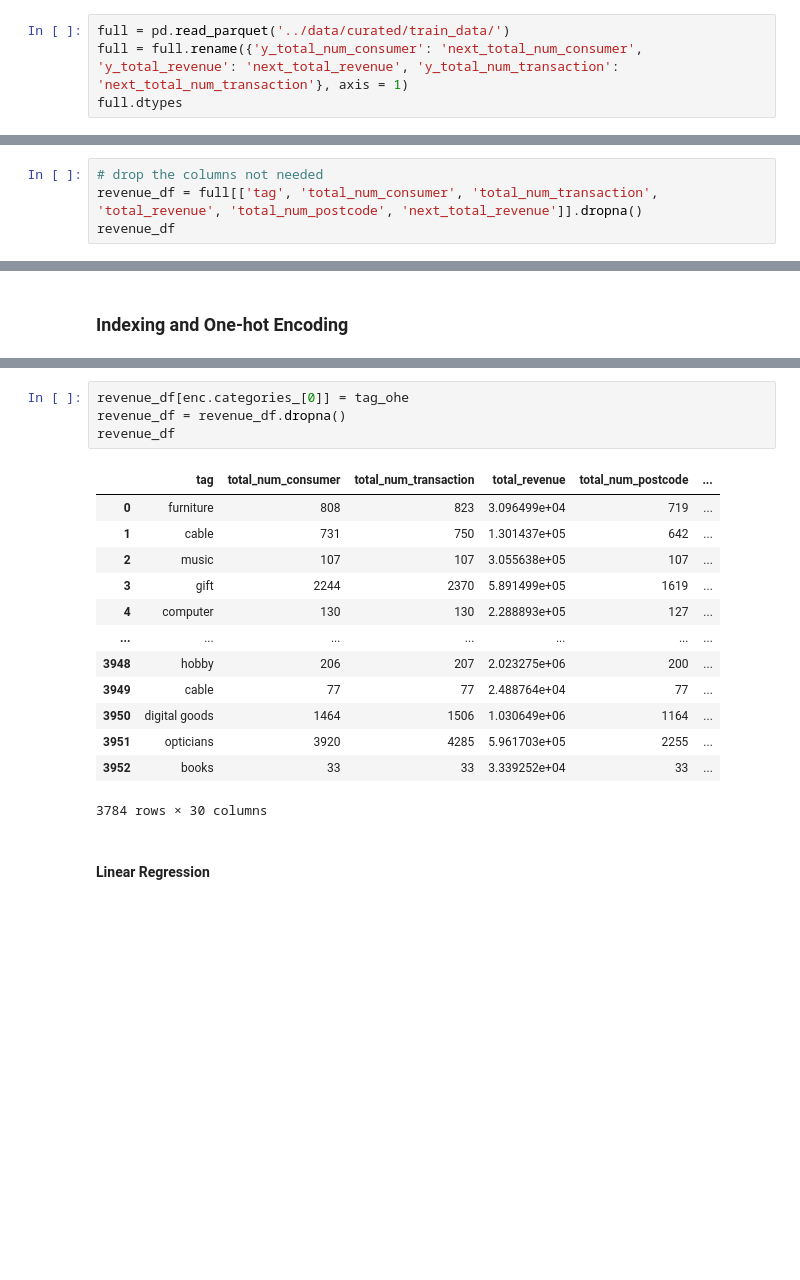
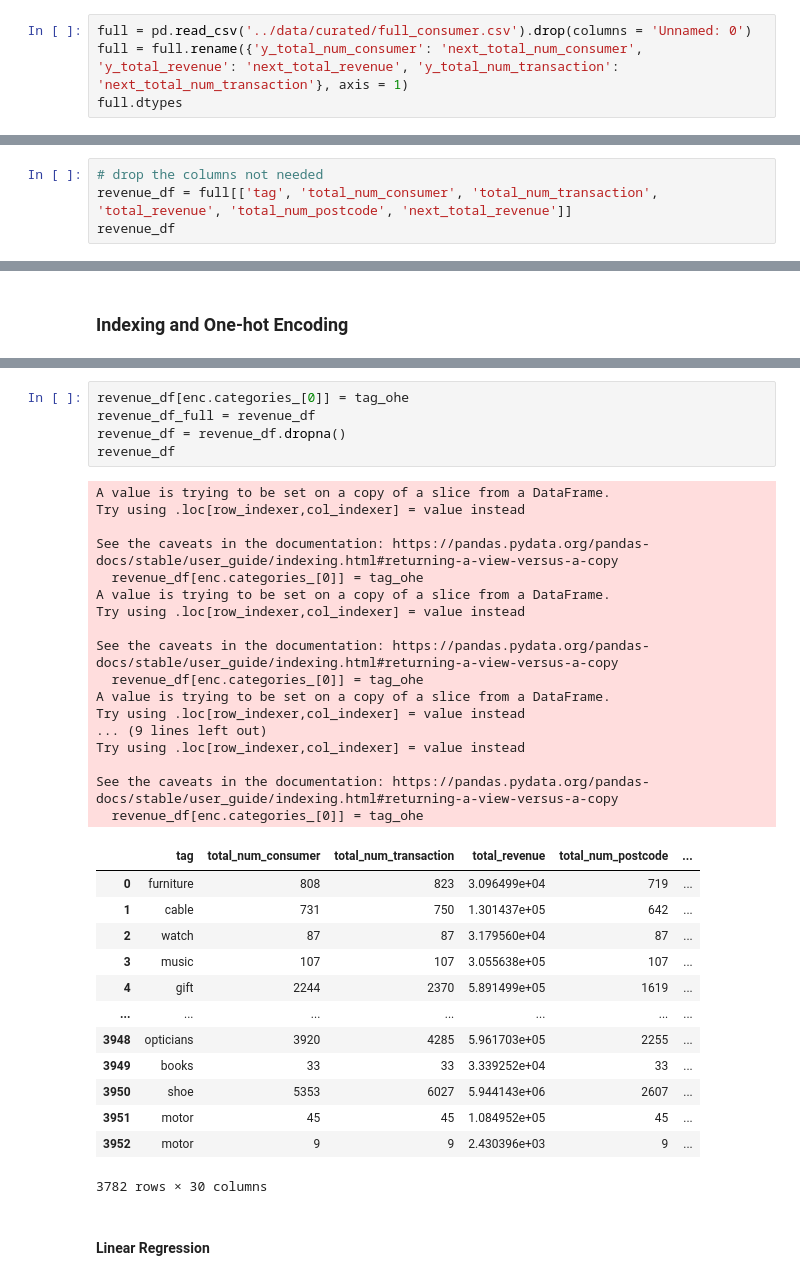
Before and after one commit to MAST30034-Applied-Data-Science/generic-buy-now-pay-later-project-group-14, a Jupyter notebook: models/predict_revenue.ipynb, the cells around one changed output, grey strips where cells are left out. Cells and saved outputs as stored; diff of their text form; blank space fills up the shorter version.

```diff
--- a/models/predict_revenue.ipynb
+++ b/models/predict_revenue.ipynb
@@ -15,7 +15,7 @@ from sklearn.model_selection import GridSearchCV
 # %% [markdown]
 ## Data Preprocessing
 # %%
-full = pd.read_parquet('../data/curated/train_data/')
+full = pd.read_csv('../data/curated/full_consumer.csv').drop(columns = 'Unnamed: 0')
 full = full.rename({'y_total_num_consumer': 'next_total_num_consumer', 'y_total_revenue': 'next_total_revenue', 'y_total_num_transaction': 'next_total_num_transaction'}, axis = 1)
 full.dtypes
 # %% [output]
@@ -66,7 +82,7 @@ label:
     next year revenue
 # %%
 # drop the columns not needed
-revenue_df = full[['tag', 'total_num_consumer', 'total_num_transaction', 'total_revenue', 'total_num_postcode', 'next_total_revenue']].dropna()
+revenue_df = full[['tag', 'total_num_consumer', 'total_num_transaction', 'total_revenue', 'total_num_postcode', 'next_total_revenue']]
 revenue_df
 # %% [output]
 |  | tag | total_num_consumer | total_num_transaction | total_revenue | total_num_postcode | ... |
@@ -99,22 +115,40 @@ array([[0., 0., 0., ..., 0., 0., 0.],
        [0., 0., 0., ..., 0., 0., 0.]])
 # %%
 revenue_df[enc.categories_[0]] = tag_ohe
+revenue_df_full = revenue_df
 revenue_df = revenue_df.dropna()
 revenue_df
 # %% [output]
+A value is trying to be set on a copy of a slice from a DataFrame.
+Try using .loc[row_indexer,col_indexer] = value instead
+
+See the caveats in the documentation: https://pandas.pydata.org/pandas-docs/stable/user_guide/indexing.html#returning-a-view-versus-a-copy
+  revenue_df[enc.categories_[0]] = tag_ohe
+A value is trying to be set on a copy of a slice from a DataFrame.
+Try using .loc[row_indexer,col_indexer] = value instead
+
+See the caveats in the documentation: https://pandas.pydata.org/pandas-docs/stable/user_guide/indexing.html#returning-a-view-versus-a-copy
+  revenue_df[enc.categories_[0]] = tag_ohe
+A value is trying to be set on a copy of a slice from a DataFrame.
+Try using .loc[row_indexer,col_indexer] = value instead
+... (9 lines left out)
+Try using .loc[row_indexer,col_indexer] = value instead
+
+See the caveats in the documentation: https://pandas.pydata.org/pandas-docs/stable/user_guide/indexing.html#returning-a-view-versus-a-copy
+  revenue_df[enc.categories_[0]] = tag_ohe
 |  | tag | total_num_consumer | total_num_transaction | total_revenue | total_num_postcode | ... |
 | 0 | furniture | 808 | 823 | 3.096499e+04 | 719 | ... |
 | 1 | cable | 731 | 750 | 1.301437e+05 | 642 | ... |
-| 2 | music | 107 | 107 | 3.055638e+05 | 107 | ... |
-| 3 | gift | 2244 | 2370 | 5.891499e+05 | 1619 | ... |
-| 4 | computer | 130 | 130 | 2.288893e+05 | 127 | ... |
+| 2 | watch | 87 | 87 | 3.179560e+04 | 87 | ... |
+| 3 | music | 107 | 107 | 3.055638e+05 | 107 | ... |
+| 4 | gift | 2244 | 2370 | 5.891499e+05 | 1619 | ... |
 | ... | ... | ... | ... | ... | ... | ... |
-| 3948 | hobby | 206 | 207 | 2.023275e+06 | 200 | ... |
-| 3949 | cable | 77 | 77 | 2.488764e+04 | 77 | ... |
-| 3950 | digital goods | 1464 | 1506 | 1.030649e+06 | 1164 | ... |
-| 3951 | opticians | 3920 | 4285 | 5.961703e+05 | 2255 | ... |
-| 3952 | books | 33 | 33 | 3.339252e+04 | 33 | ... |
+| 3948 | opticians | 3920 | 4285 | 5.961703e+05 | 2255 | ... |
+| 3949 | books | 33 | 33 | 3.339252e+04 | 33 | ... |
+| 3950 | shoe | 5353 | 6027 | 5.944143e+06 | 2607 | ... |
+| 3951 | motor | 45 | 45 | 1.084952e+05 | 45 | ... |
+| 3952 | motor | 9 | 9 | 2.430396e+03 | 9 | ... |
-3784 rows × 30 columns
+3782 rows × 30 columns
 # %% [markdown]
 #### Linear Regression
 # %%
```
Also changed, not shown: parts of 28 cells of this notebook, 5 other files.
